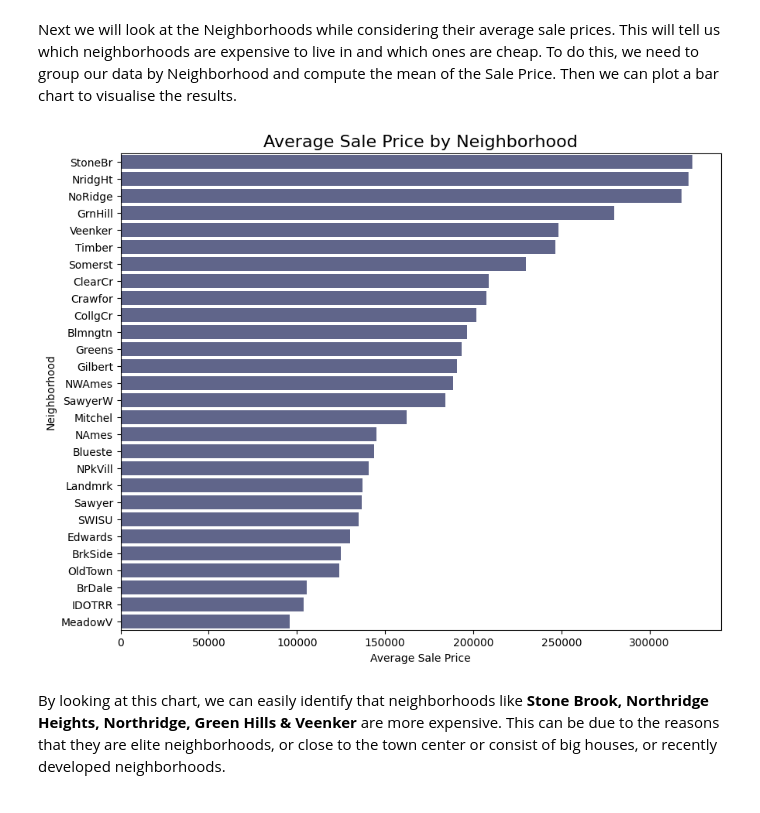
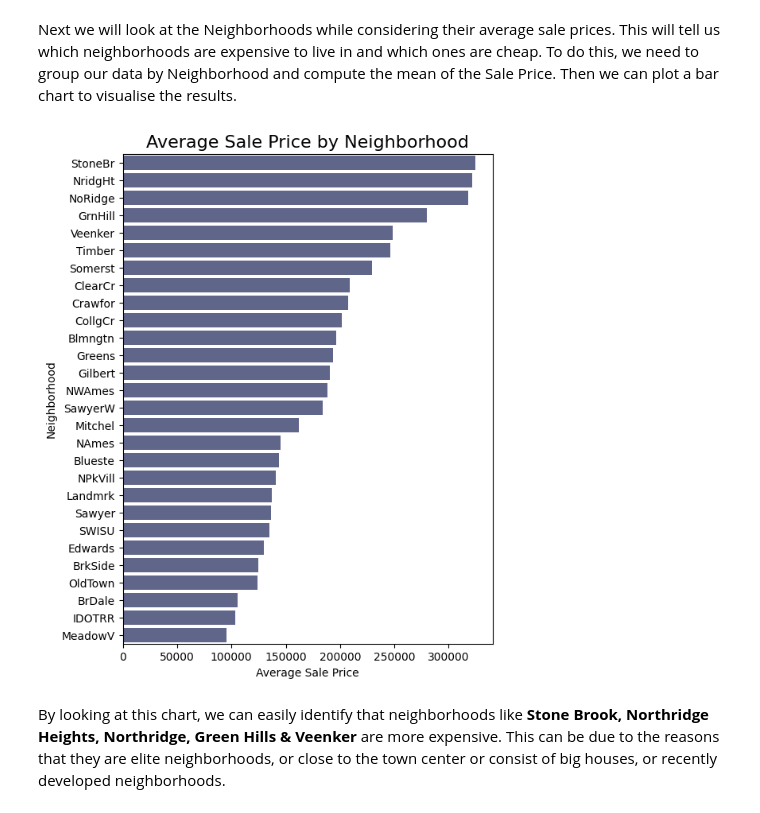
Before and after one commit to dahmed301/HousingPrices_EDA, a Jupyter notebook: code.ipynb, the cells around one changed output. Saved outputs shown, nothing was run; the diff lists cells and outputs as text; code cells hidden in the pictures.

```diff
--- a/code.ipynb
+++ b/code.ipynb
@@ -352,26 +376,26 @@ avg_price_by_nbr = ex_data[['SalePrice','Neighborhood']].groupby('Neighborhood')
 # %%
 # Calculate the average price by neighborhood
 avg_price_by_nbr = ex_data.groupby('Neighborhood')['SalePrice'].mean().sort_values(ascending=False)
 
 # Set the figure size
-plt.figure(figsize=(10, 8))
+plt.figure(figsize=(6, 8))
 
 # Create a bar plot using Seaborn with neighborhoods sorted by average price
 sns.barplot(y=avg_price_by_nbr.index, x=avg_price_by_nbr, color='#595f91')
 
 # Add a title to the plot
 plt.title('Average Sale Price by Neighborhood', fontsize=16)
 
 # Set the y-axis label
 plt.ylabel('Neighborhood')
 
 # Set the x-axis label
 plt.xlabel('Average Sale Price')
 
 # Show the plot
 plt.show()
 # %% [output]
-[figure, old version]
+[figure, new version]
 # %% [markdown]
 By looking at this chart, we can easily identify that neighborhoods like **Stone Brook, Northridge Heights, Northridge, Green Hills & Veenker** are more expensive. This can be due to the reasons that they are elite neighborhoods, or close to the town center or consist of big houses, or recently developed neighborhoods.
 # %% [markdown]
```
Also changed, not shown: parts of 10 cells of this notebook.
